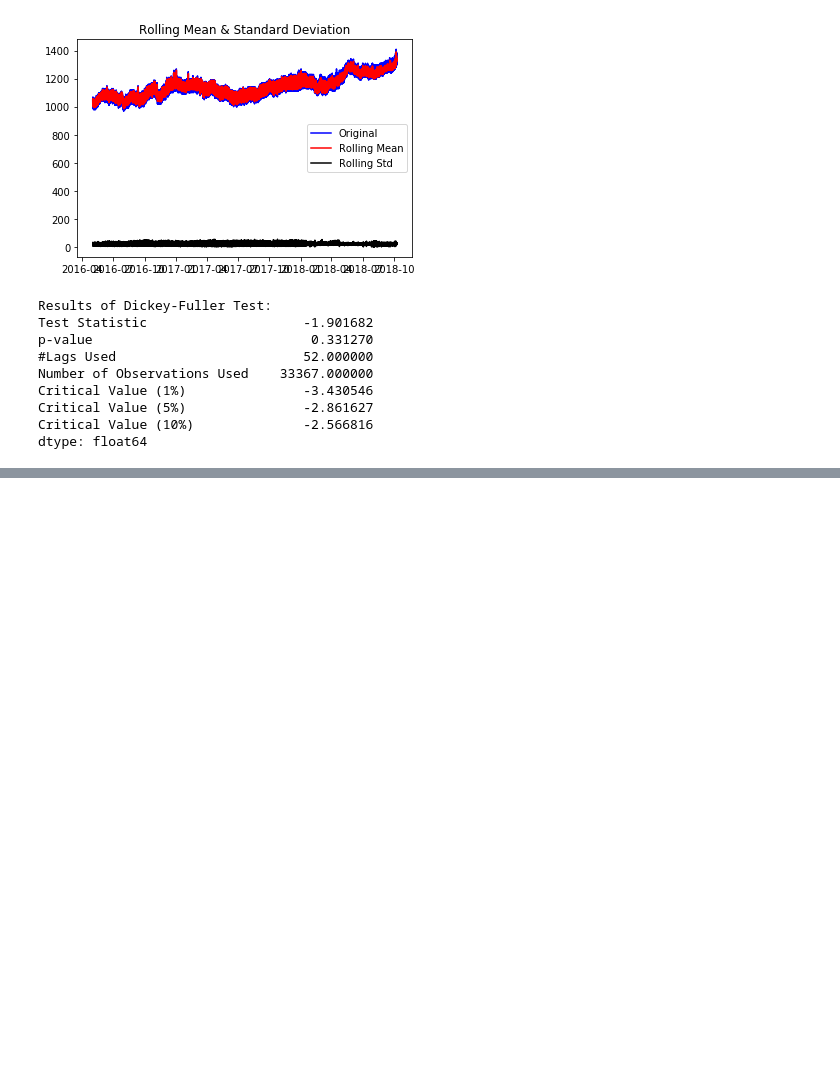
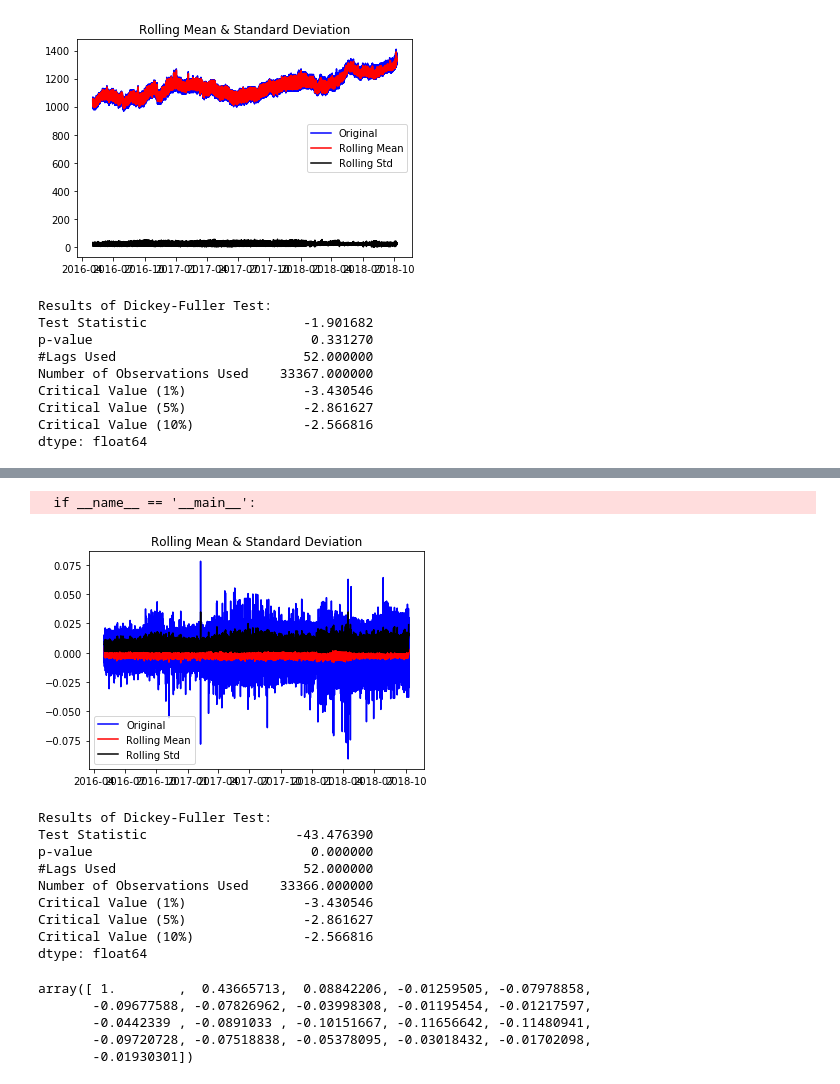
Before and after one commit to bibekthapaliya/Arima_model_Fuel_price_prediction, a Jupyter notebook: Master_Thesis.ipynb, the cells around one changed output, grey strips where cells are left out. Saved outputs shown, nothing was run; the diff lists cells and outputs as text; code cells hidden in the pictures; blank space fills up the shorter version.

```diff
--- a/Master_Thesis.ipynb
+++ b/Master_Thesis.ipynb
@@ -455,0 +491,15 @@ dtype: float64
+# %%
+tf_log_diff.dropna(inplace=True)
+test_stationarity(tf_log_diff)
+# %% [output]
+  if __name__ == '__main__':
+[figure, added]
+Results of Dickey-Fuller Test:
+Test Statistic                   -43.476390
+p-value                            0.000000
+#Lags Used                        52.000000
+Number of Observations Used    33366.000000
+Critical Value (1%)               -3.430546
+Critical Value (5%)               -2.861627
+Critical Value (10%)              -2.566816
+dtype: float64
@@ -455,0 +510,8 @@ dtype: float64
+# %%
+lag_acf
+# %% [output]
+array([ 1.        ,  0.43665713,  0.08842206, -0.01259505, -0.07978858,
+       -0.09677588, -0.07826962, -0.03998308, -0.01195454, -0.01217597,
+       -0.0442339 , -0.0891033 , -0.10151667, -0.11656642, -0.11480941,
+       -0.09720728, -0.07518838, -0.05378095, -0.03018432, -0.01702098,
+       -0.01930301])
```
Also changed, not shown: parts of 17 cells of this notebook.
